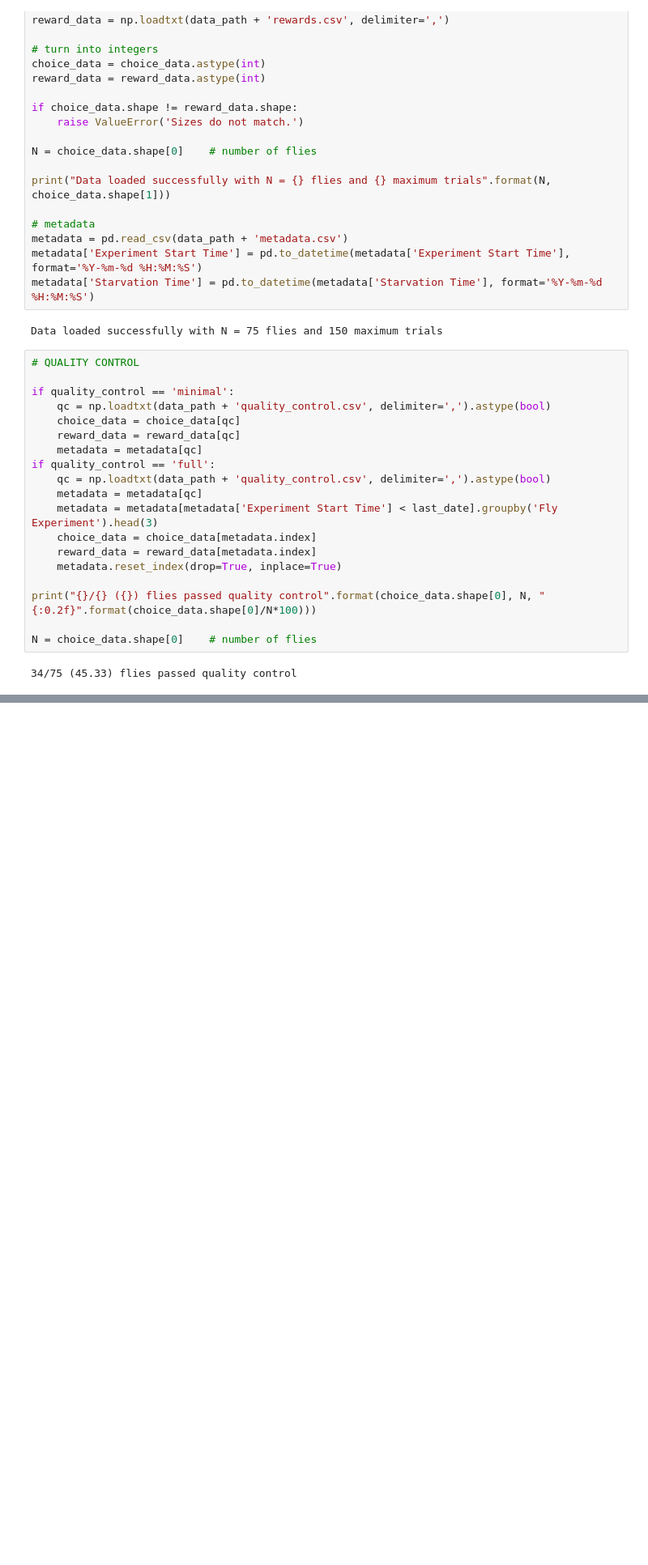
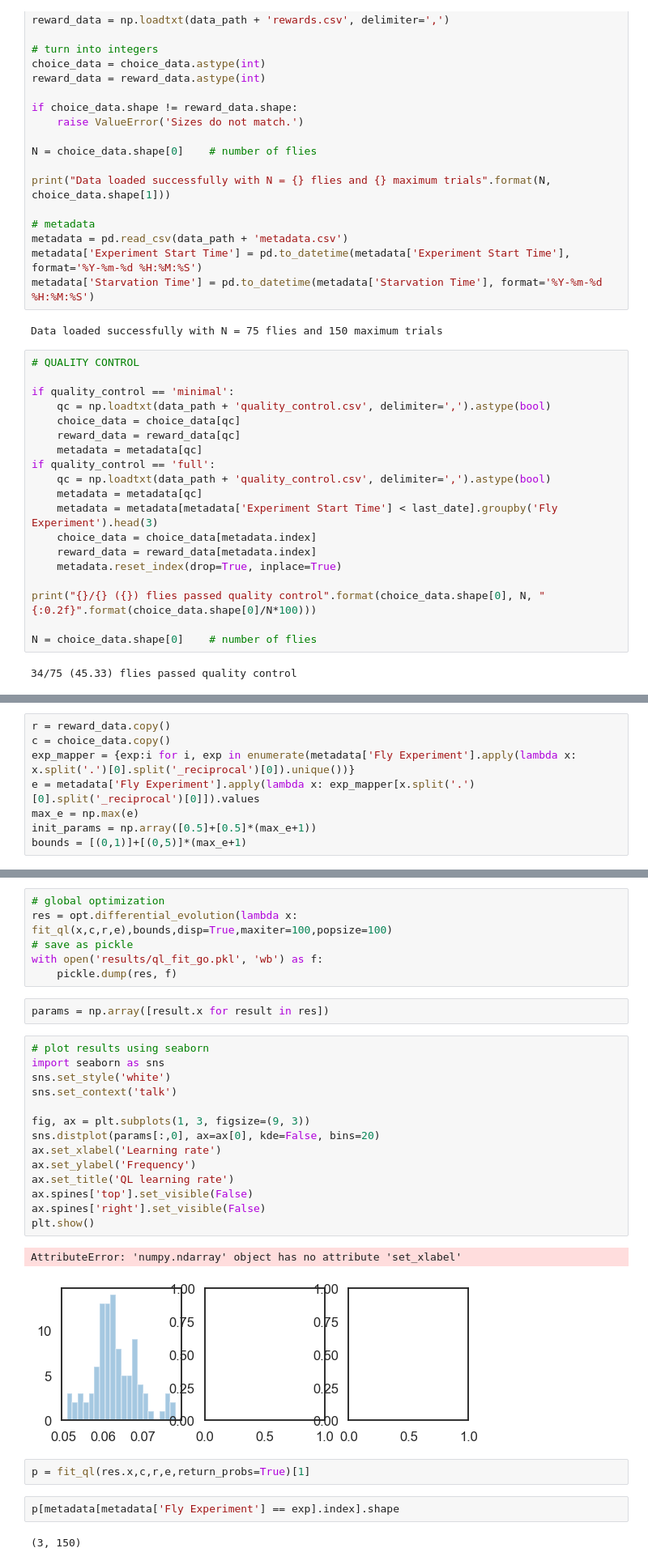
Before and after one commit to neurorishika/FlyOptoStimAnalysis, a Jupyter notebook: analysis.ipynb, the cells around one changed output, grey strips where cells are left out. Shown at 81% size. Drawn from its saved outputs; the diff is of its cells as text; blank space fills up the shorter version.

```diff
--- a/analysis.ipynb
+++ b/analysis.ipynb
@@ -150,0 +138,8 @@ array([1.      , 0.999999, 0.      , 0.      , 0.      , 0.      ,
+# %%
+r = reward_data.copy()
+c = choice_data.copy()
+exp_mapper = {exp:i for i, exp in enumerate(metadata['Fly Experiment'].apply(lambda x: x.split('.')[0].split('_reciprocal')[0]).unique())}
+e = metadata['Fly Experiment'].apply(lambda x: exp_mapper[x.split('.')[0].split('_reciprocal')[0]]).values
+max_e = np.max(e)
+init_params = np.array([0.5]+[0.5]*(max_e+1))
+bounds = [(0,1)]+[(0,5)]*(max_e+1)
@@ -150,0 +159,31 @@ array([1.      , 0.999999, 0.      , 0.      , 0.      , 0.      ,
+# %%
+# global optimization
+res = opt.differential_evolution(lambda x: fit_ql(x,c,r,e),bounds,disp=True,maxiter=100,popsize=100)
+# save as pickle
+with open('results/ql_fit_go.pkl', 'wb') as f:
+    pickle.dump(res, f)
+# %%
+params = np.array([result.x for result in res])
+# %%
+# plot results using seaborn
+import seaborn as sns
+sns.set_style('white')
+sns.set_context('talk')
+
+fig, ax = plt.subplots(1, 3, figsize=(9, 3))
+sns.distplot(params[:,0], ax=ax[0], kde=False, bins=20)
+ax.set_xlabel('Learning rate')
+ax.set_ylabel('Frequency')
+ax.set_title('QL learning rate')
+ax.spines['top'].set_visible(False)
+ax.spines['right'].set_visible(False)
+plt.show()
+# %% [output]
+AttributeError: 'numpy.ndarray' object has no attribute 'set_xlabel'
+[figure, added]
+# %%
+p = fit_ql(res.x,c,r,e,return_probs=True)[1]
+# %%
+p[metadata[metadata['Fly Experiment'] == exp].index].shape
+# %% [output]
+(3, 150)
```
Also changed, not shown: parts of 5 cells of this notebook, 3 other files.
